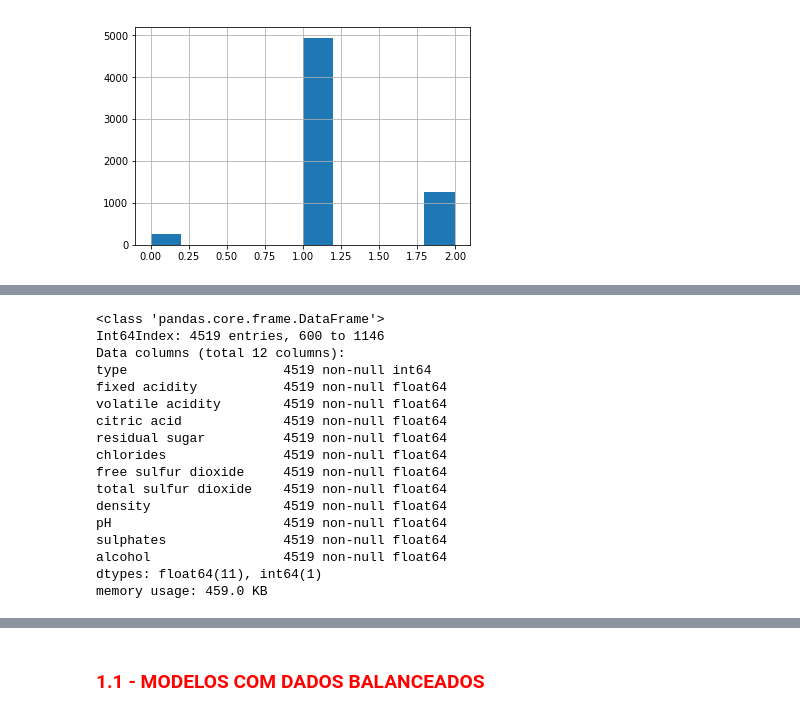
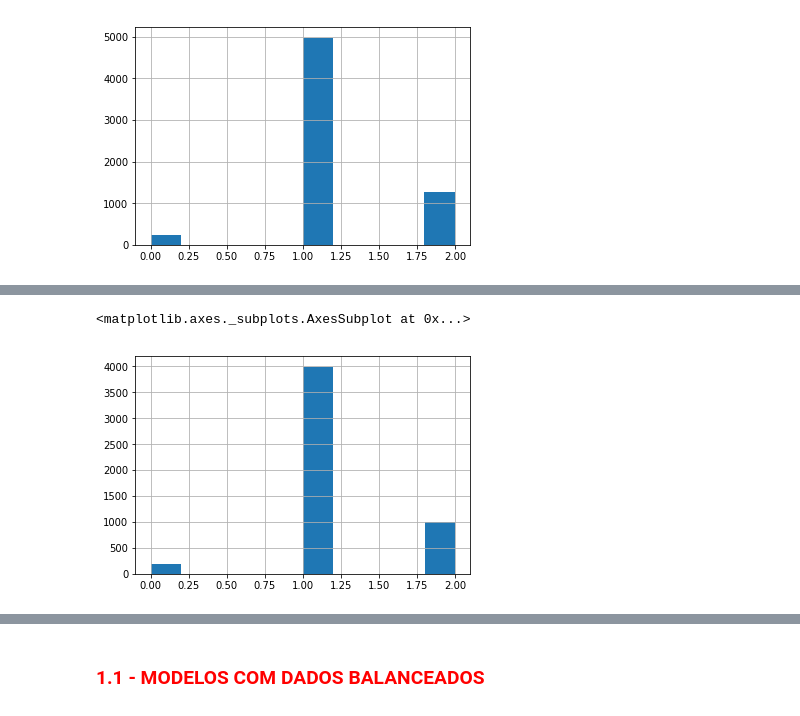
Before and after one commit to gabriellimagomes15/cognitivo_ai, a Jupyter notebook: Classificacao_vinhos.ipynb, the cells around one changed output, grey strips where cells are left out. Drawn from its saved outputs; the diff is of its cells as text; code cells hidden in the pictures.

```diff
--- a/Classificacao_vinhos.ipynb
+++ b/Classificacao_vinhos.ipynb
@@ -227,20 +253,5 @@ x_train.head()
-# %%
-x_train.info()
-# %% [output]
-<class 'pandas.core.frame.DataFrame'>
-Int64Index: 4519 entries, 600 to 1146
-Data columns (total 12 columns):
-type                    4519 non-null int64
-fixed acidity           4519 non-null float64
-volatile acidity        4519 non-null float64
-citric acid             4519 non-null float64
-residual sugar          4519 non-null float64
-chlorides               4519 non-null float64
-free sulfur dioxide     4519 non-null float64
-total sulfur dioxide    4519 non-null float64
-density                 4519 non-null float64
-pH                      4519 non-null float64
-sulphates               4519 non-null float64
-alcohol                 4519 non-null float64
-dtypes: float64(11), int64(1)
-memory usage: 459.0 KB
+# %%
+y_train.hist()
+# %% [output]
+<matplotlib.axes._subplots.AxesSubplot at 0x...>
+[figure, added]
```
Also changed, not shown: parts of 35 cells of this notebook, 1 other file.
